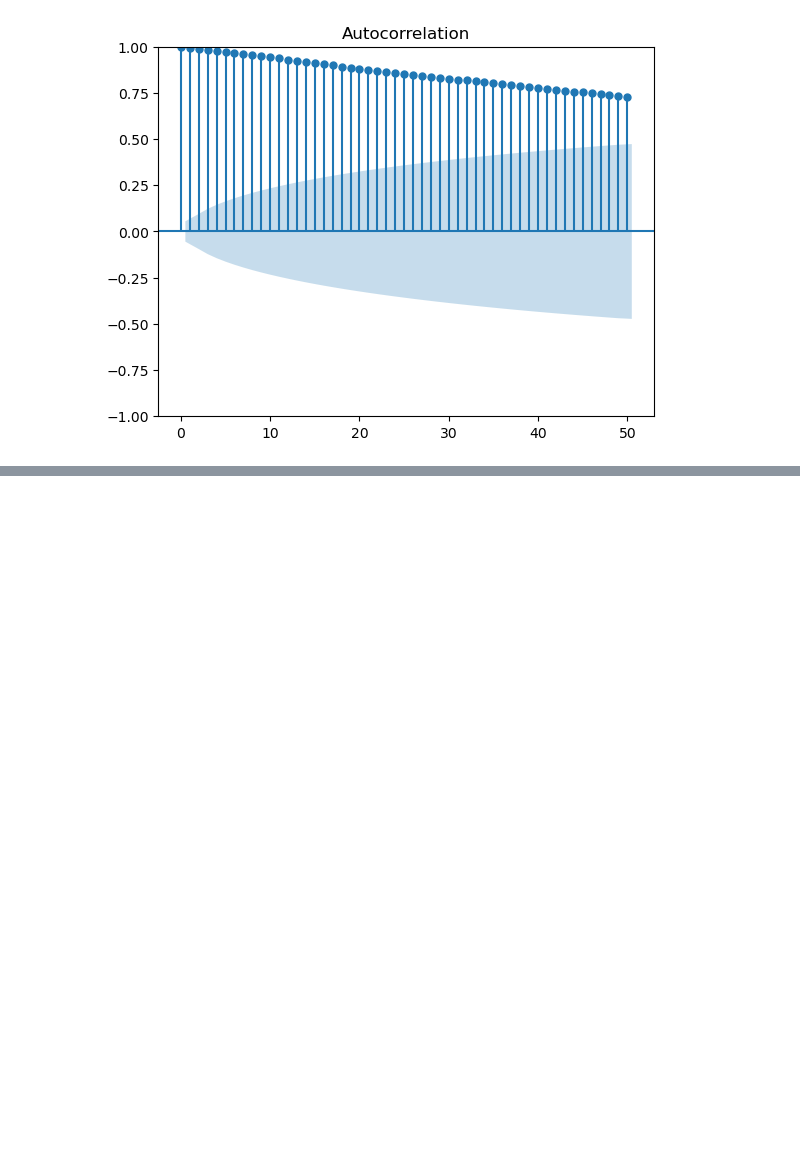
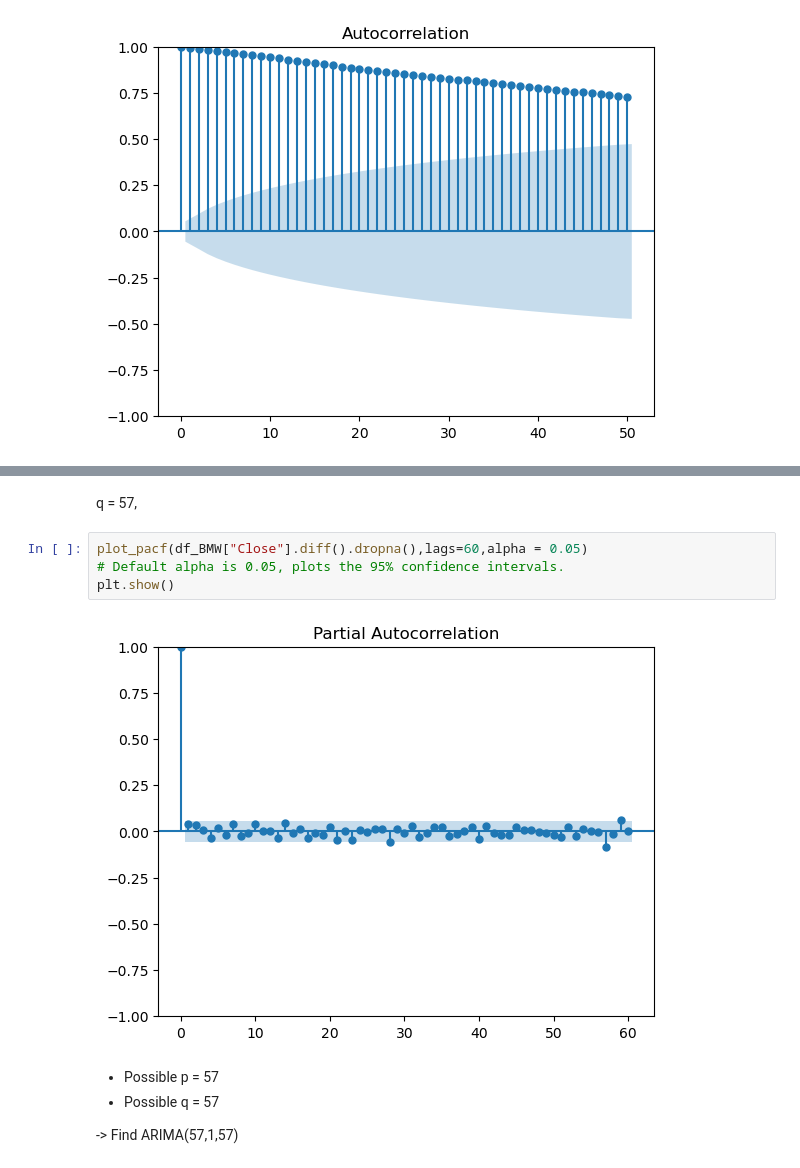
Before and after one commit to clee74/AI_Class, a Jupyter notebook: Supervised/Regression/Demonstration/Demo_0Data.ipynb, the cells around one changed output, grey strips where cells are left out. Cells and saved outputs as stored; diff of their text form; blank space fills up the shorter version.

Commit message:
Update ADF test, Selection of p,d,q in ARIMA

```diff
--- a/Supervised/Regression/Demonstration/Demo_Data.ipynb
+++ b/Supervised/Regression/Demonstration/Demo_0Data.ipynb
@@ -219,0 +266,13 @@ plt.show()
+# %% [markdown]
+q = 57,
+# %%
+plot_pacf(df_BMW["Close"].diff().dropna(),lags=60,alpha = 0.05)
+# Default alpha is 0.05, plots the 95% confidence intervals.
+plt.show()
+# %% [output]
+[figure, added]
+# %% [markdown]
+-   Possible p = 57
+-   Possible q = 57
+
+-> Find ARIMA(57,1,57)
```
Also changed, not shown: parts of 15 cells of this notebook, 9 other files.
